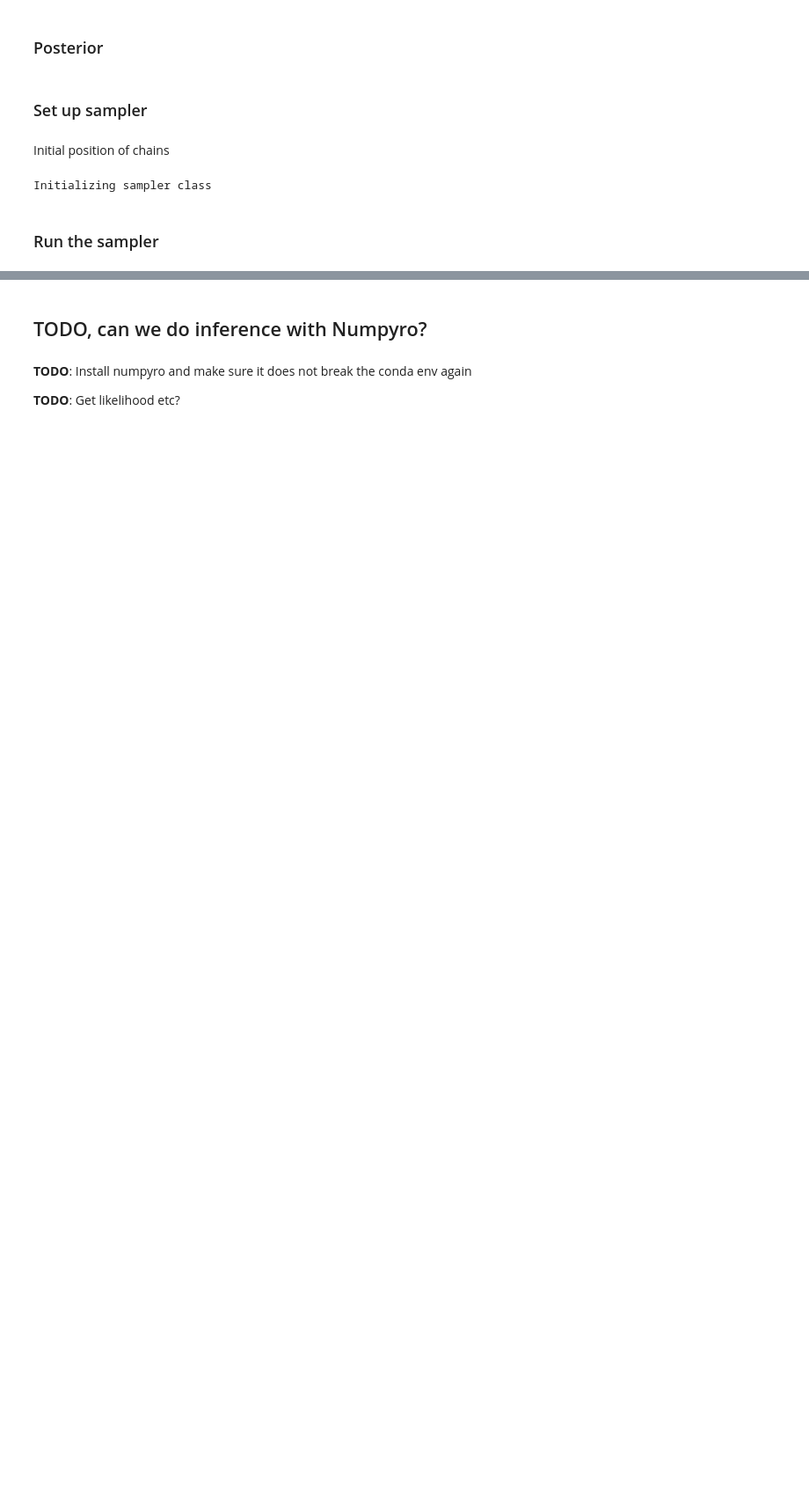
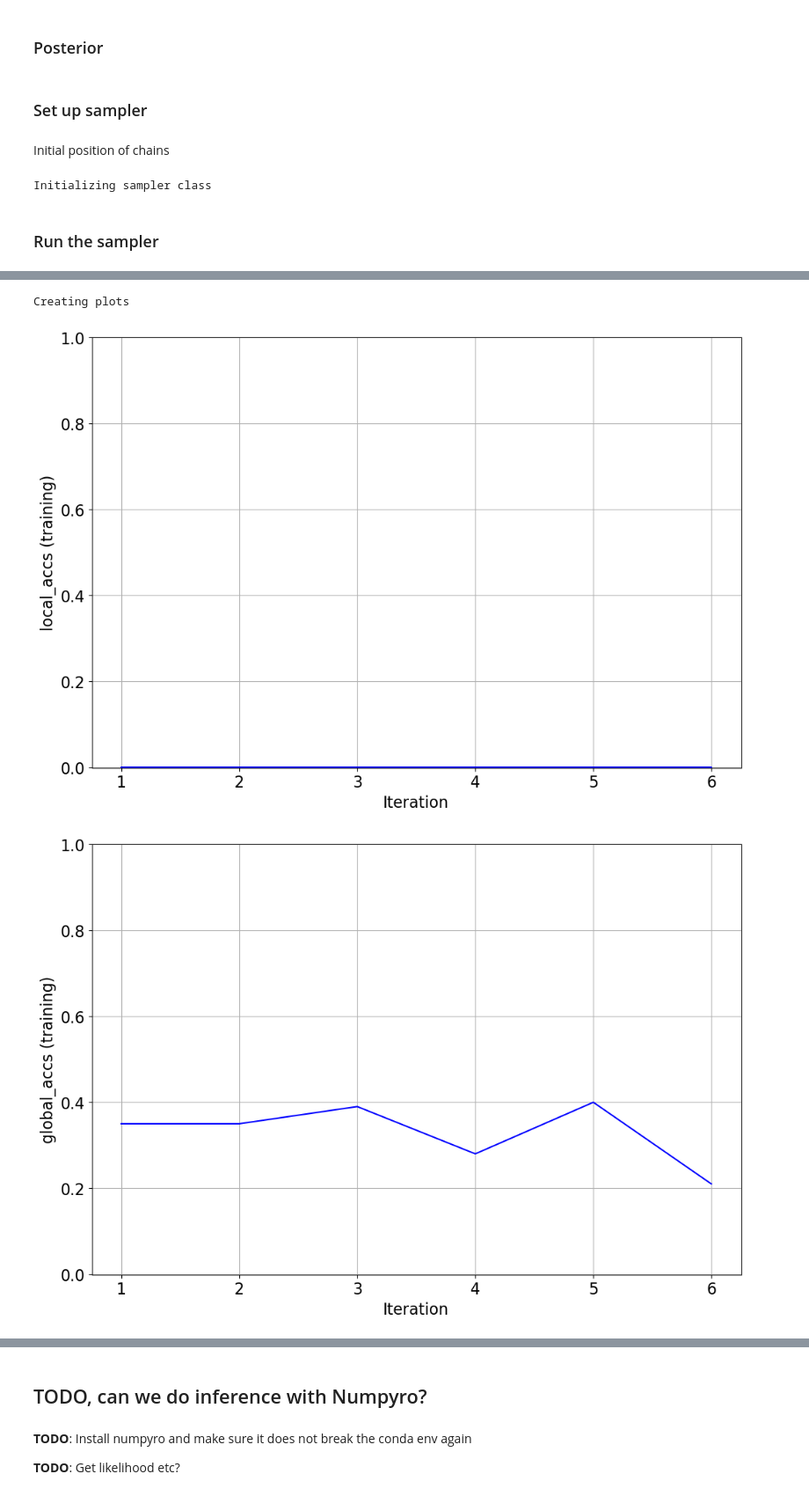
Before and after one commit to ThibeauWouters/KN-inference-GPU, a Jupyter notebook: analysis/AT2017gfo/runs/AT2017gfo.ipynb, the cells around one changed output, grey strips where cells are left out. Shown: that part at 88% size. Cells and saved outputs as stored; diff of their text form; code cells hidden in the pictures; blank space fills up the shorter version.

Commit message:
able to combine flax KN with flowMC, but zero local acc

```diff
--- a/analysis/AT2017gfo/runs/AT2017gfo.ipynb
+++ b/analysis/AT2017gfo/runs/AT2017gfo.ipynb
@@ -267,6 +266,10 @@ def truncated_gaussian(m_det, m_err, m_est, lim):
     return logpdf
 # %% [markdown]
 Note: (some of) Peter's runs had luminosity distance either fixed to 44 or 50
+# %%
+# Make data a jnp array
+for filt in filters:
+    data[filt] = jnp.asarray(data[filt])
 # %%
 def log_likelihood(parameters, luminosity_distance=44):
     """
@@ -386,7 +344,8 @@ print(test_logL)
 # %% [markdown]
 ### Posterior
 # %%
-def posterior(theta):
+def posterior(theta, data):
+    # NOTE: the data argument is unused?
     prior = top_hat(theta)
     return log_likelihood(theta) + prior
 # %% [markdown]
@@ -407,11 +366,13 @@ model = MaskedCouplingRQSpline(n_dim, 10, [128,128], 8, jax.random.PRNGKey(42))
 print("Initializing sampler class")
 
 mass_matrix = jnp.eye(n_dim)
-eps = 3e-5
+eps = 1e-8
 # TODO any tuning to be done here?
 posterior = posterior
 
-local_sampler = MALA(posterior, True, {"step_size": mass_matrix * eps})
+local_sampler_arg = {"step_size": mass_matrix * eps}
+use_jit = False
+local_sampler = MALA(posterior, use_jit, local_sampler_arg)
 # %% [output]
 Initializing sampler class
 # %% [markdown]
@@ -434,0 +380,24 @@ nf_sampler = Sampler(
+# %%
+nf_sampler = Sampler(
+    n_dim,
+    rng_key_set,
+    None,
+    local_sampler,
+    model,
+    n_loop_training=3,
+    n_loop_production=3,
+    n_local_steps=3,
+    n_global_steps=3,
+    n_chains=n_chains,
+    n_epochs=100,
+    learning_rate=0.001,
+    max_samples=50000,
+    momentum=0.9,
+    batch_size=50000,
+    use_global=True,
+    keep_quantile=0.0,
+    train_thinning=1,
+    output_thinning=1,
+    local_sampler_arg=local_sampler_arg,
+    outdir_name="./outdir/"
+)
@@ -438,0 +426,8 @@ TypeError: Sampler.sample() missing 1 required positional argument: 'data'
+# %%
+print("Creating plots")
+nf_sampler.plot_summary("training")
+nf_sampler.plot_summary("production")
+# %% [output]
+Creating plots
+[figure, added]
+[figure, added]
```
Also changed, not shown: parts of 15 cells of this notebook, 9 other files.
